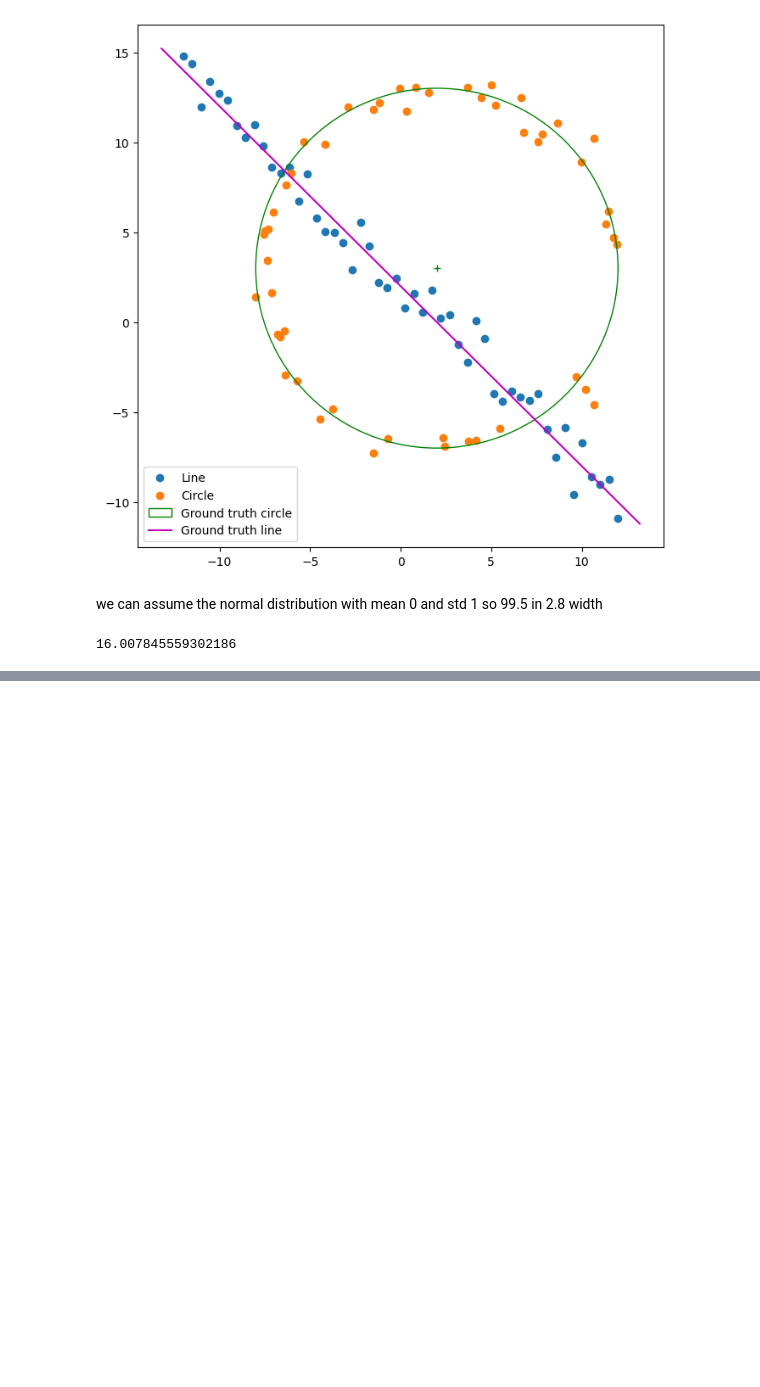
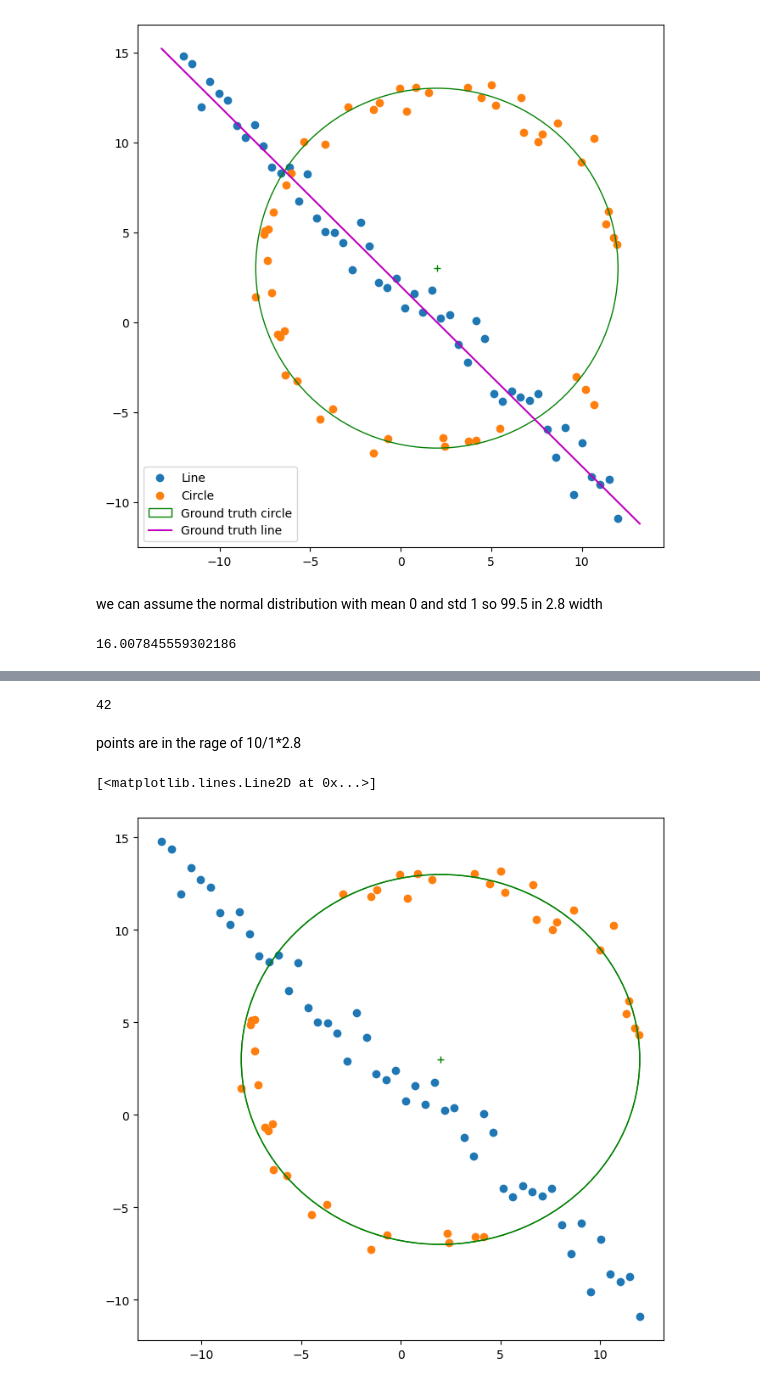
Before and after one commit to praveen2k2/Image_Processing_A, a Jupyter notebook: Assigment_2/assigment2.ipynb, the cells around one changed output, grey strips where cells are left out. Drawn from its saved outputs; the diff is of its cells as text; code cells hidden in the pictures; blank space fills up the shorter version.

```diff
--- a/Assigment_2/assigment2.ipynb
+++ b/Assigment_2/assigment2.ipynb
@@ -217,0 +257,19 @@ for _ in range(int(N)):
+# %%
+circle_points=X[outliers]
+len(circle_points)
+# %% [output]
+42
+# %% [markdown]
+points are in the rage of 10/1*2.8
+# %%
+#draw fmodel result
+fig, ax = plt.subplots(1, 1, figsize=(8, 8))
+ax.scatter(X_line[:, 0], X_line[:, 1], label='Line')
+ax.scatter(circle_points[:, 0], circle_points[:, 1], label='Circle Points')
+circle_gt = plt.Circle((x0_gt, y0_gt), r, color='g', fill=False, label='Ground Truth Circle')
+ax.add_artist(circle_gt)
+ax.add_artist(circle_gt)
+ax.plot((x0_gt), (y0_gt), '+', color='g')
+# %% [output]
+[<matplotlib.lines.Line2D at 0x...>]
+[figure, added]
```
Also changed, not shown: parts of 2 cells of this notebook.
